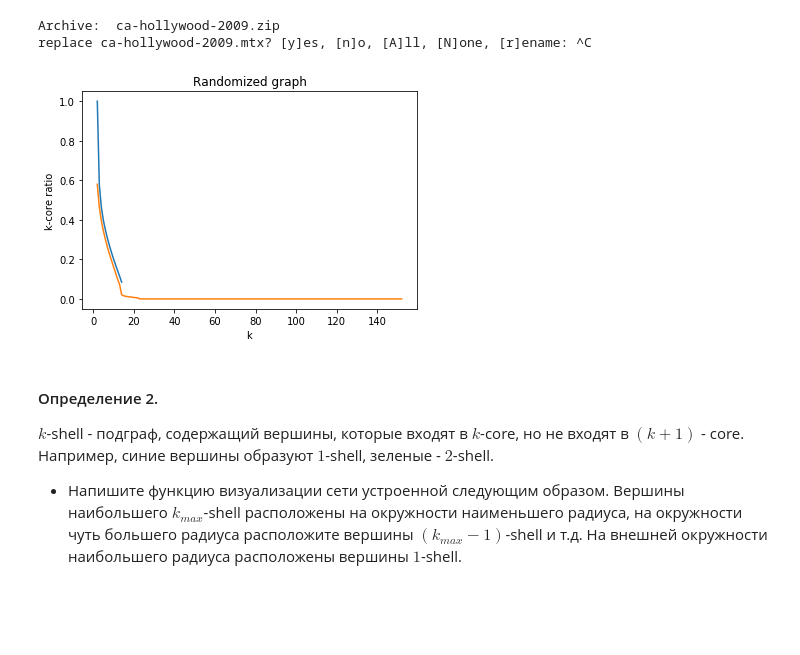
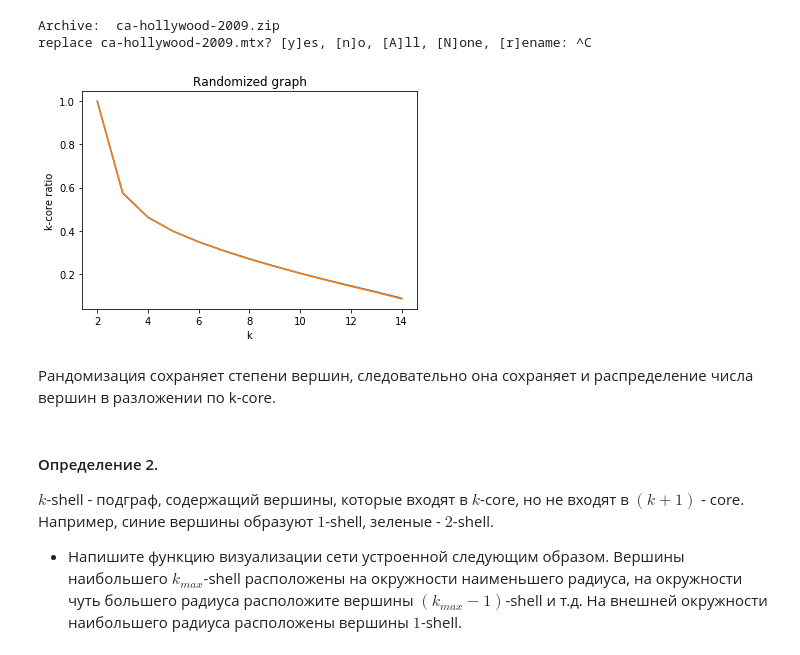
Before and after one commit to kimaril/networksch, a Jupyter notebook: notebooks/NS Assignment 11.ipynb, the cells around one changed output. Drawn from its saved outputs; the diff is of its cells as text; code cells hidden in the pictures; blank space fills up the shorter version.

```diff
--- a/notebooks/NS Assignment 11.ipynb
+++ b/notebooks/NS Assignment 11.ipynb
@@ -70,12 +70,12 @@ G_imdb = nx.from_pandas_edgelist(df_imdb)
 # %%
 G_imdb.remove_edges_from(nx.selfloop_edges(G_imdb))
 # %%
-G_imdb_sw = nx.double_edge_swap(G_imdb, nswap=1000000, max_tries=1e+10, seed=42)
+G_imdb_sw = nx.double_edge_swap(G_imdb, nswap=1000, max_tries=1e+7, seed=42)
 # %%
 max_k = max(nx.core_number(G_imdb).items(), key=lambda x:x[-1])[-1]
 # %%
 k_cores = []
-for k in tqdm(range(2, max_k)):
+for k in tqdm(range(1, max_k)):
     k_cores.append(nx.k_core(G_imdb, k=k))
 # %%
 k_cores_sw = []
@@ -84,15 +84,18 @@ for k in tqdm(range(1, max_k)):
 # %%
 partitions_sw = [core.number_of_nodes()/G_imdb.number_of_nodes() for core in k_cores_sw]
 partitions = [core.number_of_nodes()/G_imdb.number_of_nodes() for core in k_cores]
 x_sw = np.arange(2, 2+len(partitions_sw))
+x = np.arange(2, 2+len(partitions))
 sns.lineplot(x_sw, partitions_sw)
 sns.lineplot(x, partitions)
 plt.title('Randomized graph')
 plt.xlabel('k')
 plt.ylabel('k-core ratio')
 plt.show()
 # %% [output]
-[figure, old version]
+[figure, new version]
+# %% [markdown]
+Рандомизация сохраняет степени вершин, следовательно она сохраняет и распределение числа вершин в разложении по k-core.
 # %% [markdown]
 #### Определение 2.
 $k$-shell - подграф, содержащий вершины, которые входят в $k$-core, но не входят в $(k+1)$ - core. Например, синие вершины образуют $1$-shell, зеленые - $2$-shell.
```
Also changed, not shown: parts of 2 cells of this notebook.
